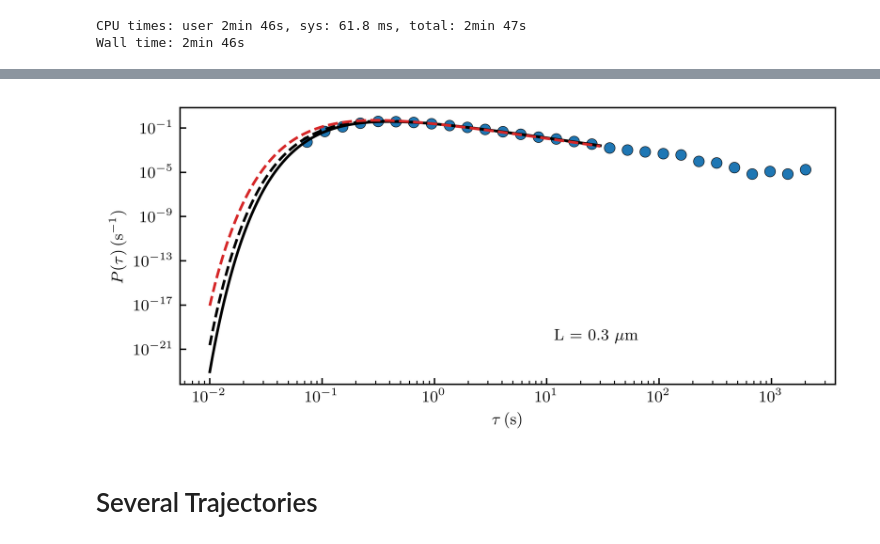
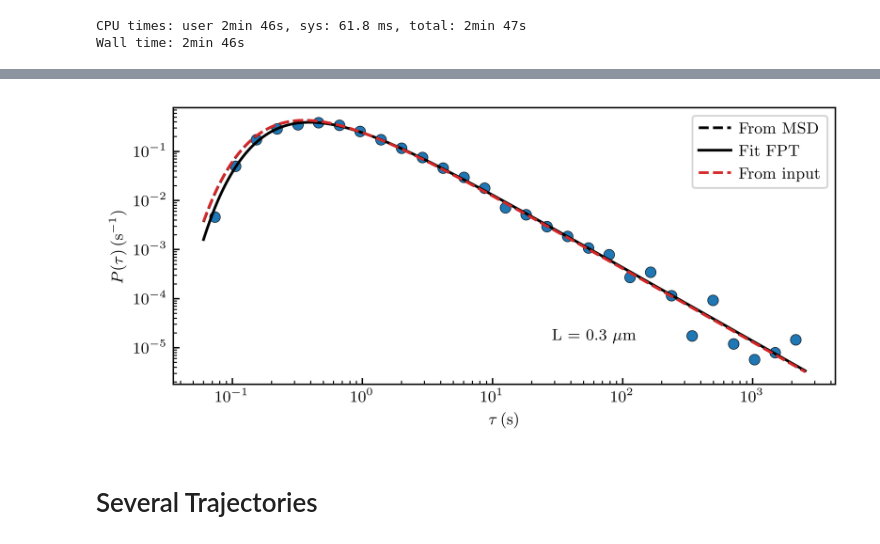
Before and after one commit to nicofares/save_codes, a Jupyter notebook: FPTs/simulation_and_fpt.ipynb, the cells around one changed output, grey strips where cells are left out. Cells and saved outputs as stored; diff of their text form; code cells hidden in the pictures.

```diff
--- a/FPTs/simulation_and_fpt.ipynb
+++ b/FPTs/simulation_and_fpt.ipynb
@@ -88,7 +88,7 @@ def diffusing_diffusivity_z(z, a):
 
 def diffusing_diffusivity_x(z, a):
     ksi = a / (a + z)
-    res = (1 - (9/16)*(ksi) + (1/8)*(ksi**3) - (45/256)*(ksi**4) + (1/16)*(ksi**5))
+    res = (1 - (9/16)*(ksi) + (1/8)*(ksi**3) - (45/256)*(ksi**4) - (1/16)*(ksi**5))
     return res
 # %%
 def _P_eq(z, B, lD, lB):
@@ -443,7 +446,7 @@ Wall time: 714 ms
 # %%
 bins_FPT_x, _, hist_FPT_x = co.logarithmic_hist(FPT_x, begin=np.min(FPT_x), stop=np.max(FPT_x), num=30, base=10)
 # %%
-bins_FPT_x_theory = np.logspace(-2, np.log10(3e1), 1000)
+bins_FPT_x_theory = np.logspace(np.log10(np.min(FPT_x)), np.log10(np.max(FPT_x)), 1000)
 hist_FPT_x_theory = Levy(bins_FPT_x_theory, L=300e-9, D=meanDx_MSD)
 # hist_FPT_x_theory = Levy(bins_FPT_x_theory, )
 # %%
@@ -451,20 +454,21 @@ popt, _ = curve_fit(lambda t, D: Levy(t, L=L, D=D), bins_FPT_x, hist_FPT_x, p0=[
 # %%
 fig, ax = plt.subplots(1, 1, figsize=(15/2.54, 7/2.54))
 ax.loglog(bins_FPT_x, hist_FPT_x, 'o')
-ax.plot(bins_FPT_x_theory, hist_FPT_x_theory, '--k')
-ax.plot(bins_FPT_x_theory, Levy(bins_FPT_x_theory, L=L, D=popt[0]), '-k')
-ax.plot(bins_FPT_x_theory, Levy(bins_FPT_x_theory, L=300e-9, D=meanDx), '--', c='tab:red')
+ax.plot(bins_FPT_x_theory, hist_FPT_x_theory, '--k', label='From MSD')
+ax.plot(bins_FPT_x_theory, Levy(bins_FPT_x_theory, L=L, D=popt[0]), '-k', label='Fit FPT')
+ax.plot(bins_FPT_x_theory, Levy(bins_FPT_x_theory, L=300e-9, D=meanDx), '--', c='tab:red', label='From input')
+ax.legend(handletextpad=0.5)
 ax.set(xlabel=r'$\tau \, \mathrm{(s)}$', ylabel=r'$P(\tau) \, \mathrm{(s^{-1})}$')
 ax.annotate(
     r"L = {} $\mu$m".format(np.round(L * 1e6, 1)),
     xy=(0, 0),  xycoords='axes fraction', xytext=(0.7, 0.2), textcoords='axes fraction', color='k',
     horizontalalignment='right', verticalalignment='top',
     fontsize=9,
 )
 plt.tight_layout()
 plt.show()
 # %% [output]
-[figure, old version]
+[figure, new version]
 # %%
 # fig.savefig('P_tau.pdf')
 # %% [markdown]
```
Also changed, not shown: parts of 35 cells of this notebook.
